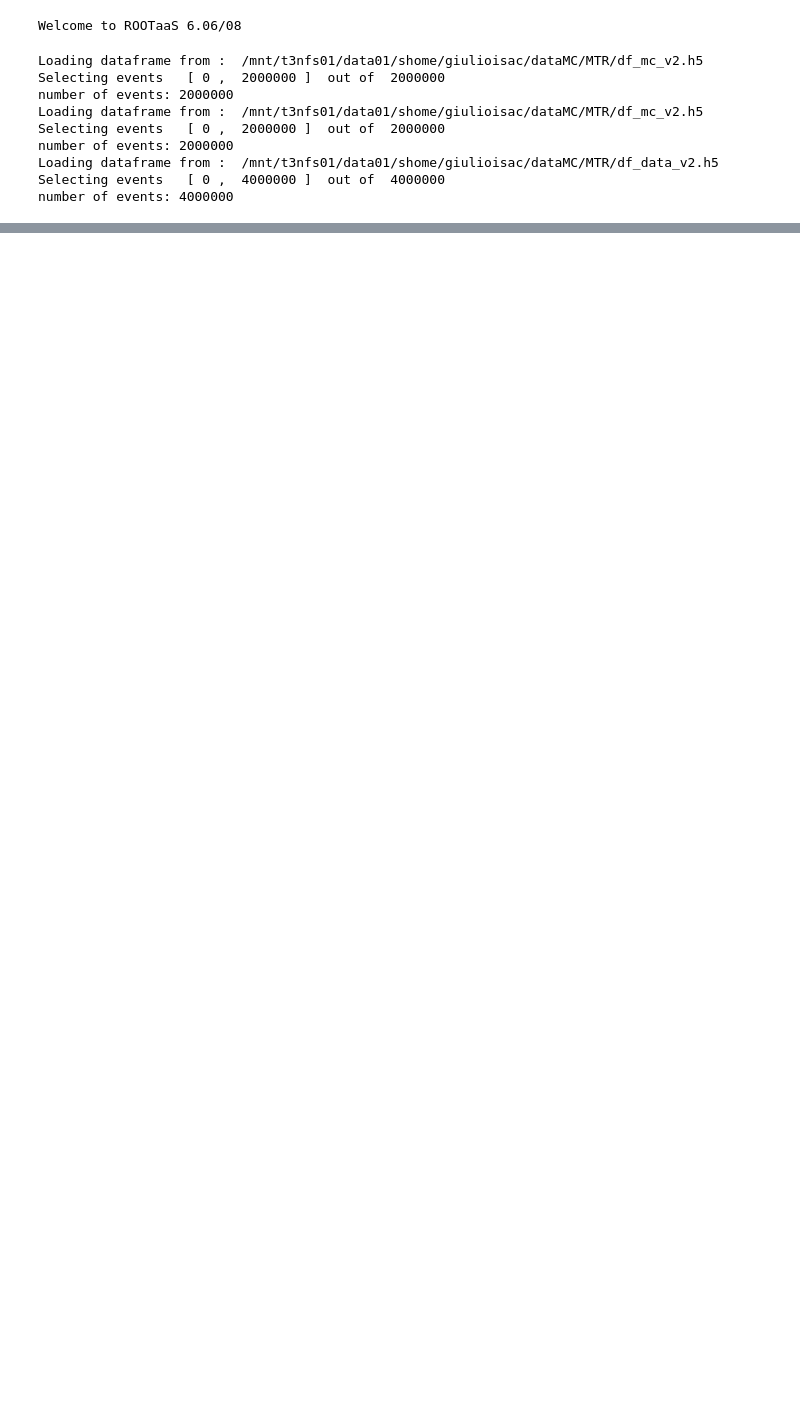
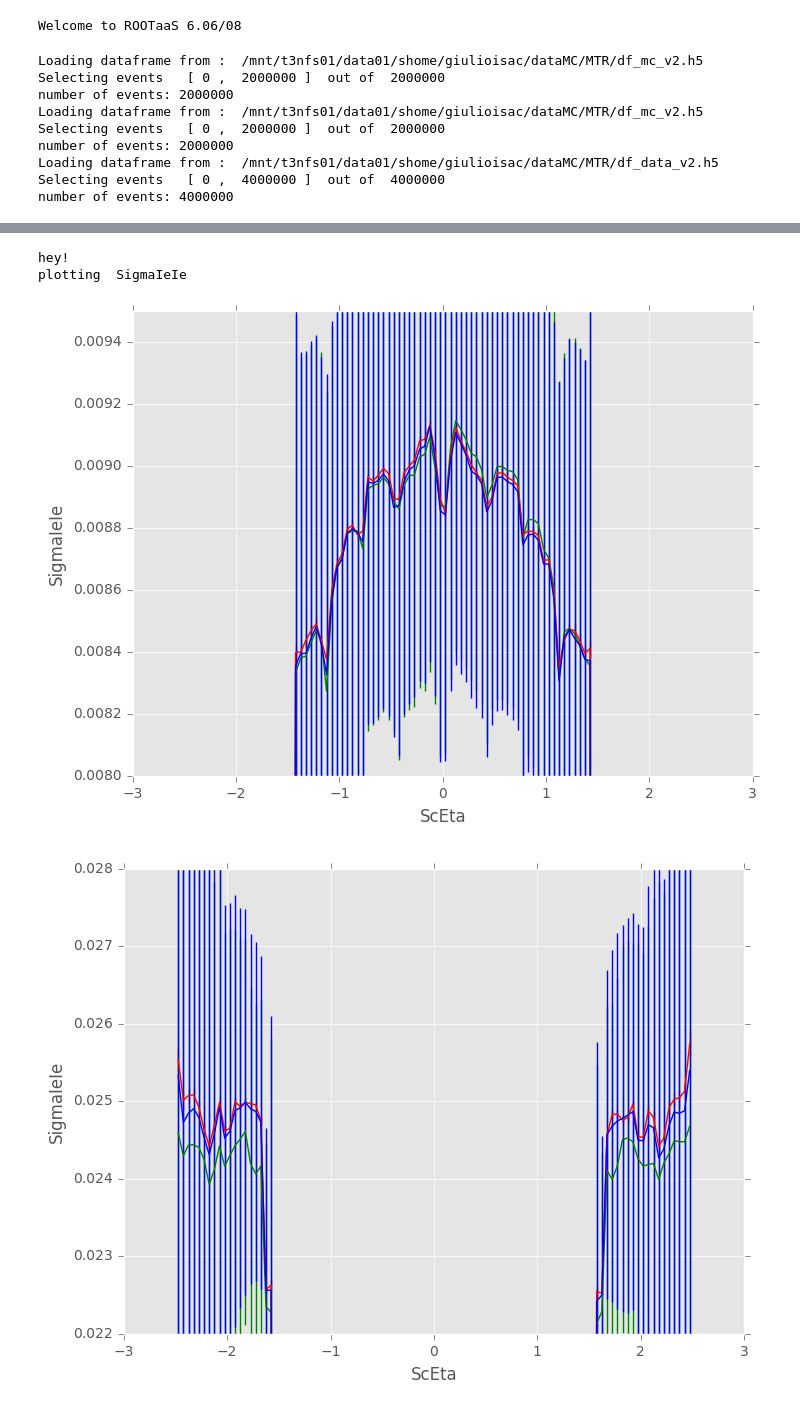
Before and after one commit to threiten/dataMC-1, a Jupyter notebook: MTR/TestCode23_SieieCheck.ipynb, the cells around one changed output, grey strips where cells are left out. Cells and saved outputs as stored; diff of their text form; code cells hidden in the pictures; blank space fills up the shorter version.

```diff
--- a/MTR/TestCode23_SieieCheck.ipynb
+++ b/MTR/TestCode23_SieieCheck.ipynb
@@ -174,10 +128,7 @@ ax.set_title('H')
 # %%
 # split profiles in EB/EE (profile meaningless when the values of the variable are very different in the two cases)
-dfmcEB   = dfmc  .query('-1.444 < ScEta & ScEta <1.444') # ('abs(ScEta)<1.444')
-dfmcEE   = dfmc  .query('ScEta < -1.57 | ScEta >1.57  ') # ('abs(ScEta)>1.57')
-dfdataEB = dfdata.query('-1.444 < ScEta & ScEta <1.444') # ('abs(ScEta)<1.444')
-dfdataEE = dfdata.query('ScEta < -1.57 | ScEta >1.57  ') # ('abs(ScEta)>1.57')
-for yvar in ylist:
+for yvar in ["SigmaIeIe"]:
+    print "hey!"
     yvarcorr = yvar+"_corr"
     print "plotting ", yvar
     if yvar == "R9":
@@ -263,30 +214,35 @@ for yvar in ylist:
     plot.Profile(dfmcEB['nvtx']  , dfmcEB[yvar]        ,41,0.,40.,ax, 'green',dfmcEB["weight"])
     plot.Profile(dfdataEB['nvtx'], dfdataEB[yvar]      ,41,0.,40.,ax, 'red',dfdataEB["weight"])
     plot.Profile(dfmcEB['nvtx']  , dfmcEB[yvar+'_corr'],41,0.,40.,ax, 'blue',dfmcEB["weight"])
 
     fig = plt.figure(figsize=(8, 6))
     ax = fig.add_subplot(111)
     ax.set_ylim(minEE, maxEE)
     ax.set_xlabel('ntvx')
     ax.set_ylabel(yvar)
     plot.Profile(dfmcEE['nvtx']  , dfmcEE[yvar]        ,41,0.,40.,ax, 'green',dfmcEE["weight"])
     plot.Profile(dfdataEE['nvtx'], dfdataEE[yvar]      ,41,0.,40.,ax, 'red',dfdataEE["weight"])
     plot.Profile(dfmcEE['nvtx']  , dfmcEE[yvar+'_corr'],41,0.,40.,ax, 'blue',dfmcEE["weight"])
 
     fig = plt.figure(figsize=(8, 6))
     ax = fig.add_subplot(111)
     ax.set_ylim(minEB,maxEB)
     ax.set_xlabel('Phi')
     ax.set_ylabel(yvar)
     plot.Profile(dfmcEB['Phi']  , dfmcEB[yvar]        ,100,-3.14,3.14,ax, 'green',dfmcEB["weight"])
     plot.Profile(dfdataEB['Phi'], dfdataEB[yvar]      ,100,-3.14,3.14,ax, 'red',dfdataEB["weight"])
     plot.Profile(dfmcEB['Phi']  , dfmcEB[yvar+'_corr'],100,-3.14,3.14,ax, 'blue',dfmcEB["weight"])
 
     fig = plt.figure(figsize=(8, 6))
     ax = fig.add_subplot(111)
     ax.set_ylim(minEE, maxEE)
     ax.set_xlabel('Phi')
     ax.set_ylabel(yvar)
     plot.Profile(dfmcEE['Phi']  , dfmcEE[yvar]        ,100,-3.14,3.14,ax, 'green',dfmcEE["weight"])
     plot.Profile(dfdataEE['Phi'], dfdataEE[yvar]      ,100,-3.14,3.14,ax, 'red',dfdataEE["weight"])
     plot.Profile(dfmcEE['Phi']  , dfmcEE[yvar+'_corr'],100,-3.14,3.14,ax, 'blue',dfmcEE["weight"])
+# %% [output]
+hey!
+plotting  SigmaIeIe
+[figure, added]
+[figure, added]
```
Also changed, not shown: parts of 5 cells of this notebook.
